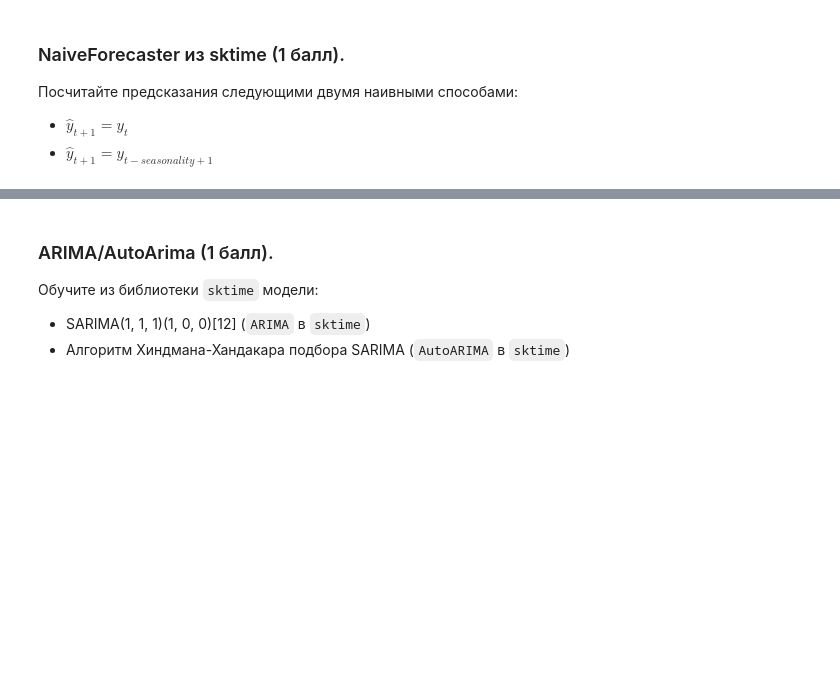
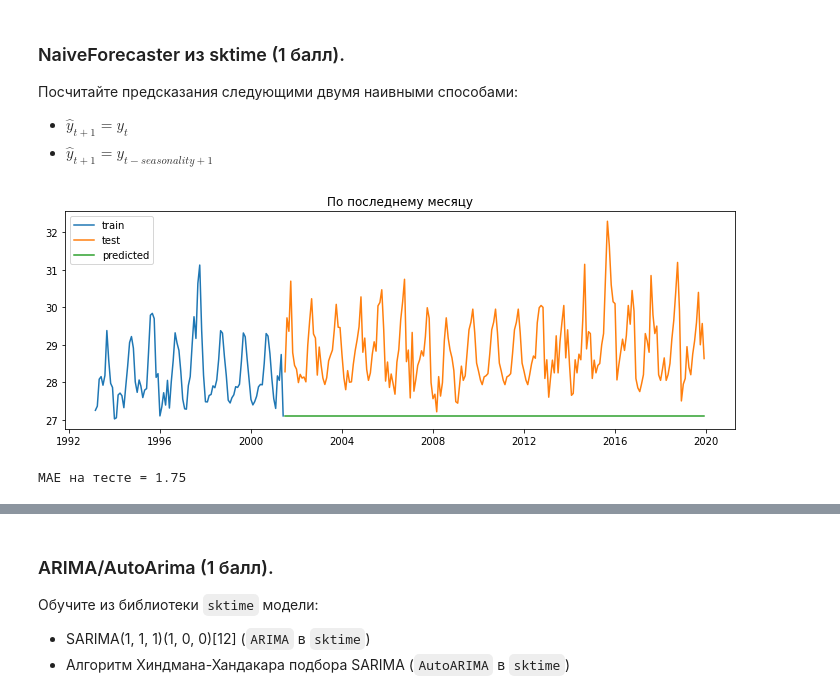
Before and after one commit to alyonabelenko/Courses, a Jupyter notebook: IAD4/homework-3/HW3.ipynb, the cells around one changed output, grey strips where cells are left out. Saved outputs shown, nothing was run; the diff lists cells and outputs as text; code cells hidden in the pictures; blank space fills up the shorter version.

```diff
--- a/IAD4/homework-3/HW3.ipynb
+++ b/IAD4/homework-3/HW3.ipynb
@@ -150,14 +151,17 @@ samples = {
     'montly' : [ts1_train, ts1_test],
     'daily' : [ts2_train, ts2_test]
 }
+def plot_ts(ts, label=''):
+    x = ts.index.to_timestamp()
+    plt.plot(x, ts.values, label=label)
 
 for sample_name in samples.keys():
     train, test = samples[sample_name]
     # отрисуем временные ряды
     plt.figure(figsize=(12, 4))
     plt.title(sample_name + ' sample')
-    plt.plot(train['date'], train['value'], label='train')
-    plt.plot(test['date'], test['value'], label='test')
+    plot_ts(train, label='train')
+    plot_ts(test, label='test')
     plt.xlabel('Time')
     plt.legend()
     plt.show()
@@ -224,6 +228,20 @@ plt.show()
 В этом задании Вам предстоит попробовать предсказать месячный временной ряд несколькими готовыми моделями со скользящим или растущим окном и выбрать среди них наилучшую.
 
 В качестве метрики сравнения используйте MAE между истинными и предсказанными значениями ряда на тестовом отрезке.
+# %%
+def MAE(predicted, actual):
+    mae = np.mean(np.abs(predicted - actual))
+    return mae
+
+def compare_ts(train, test, predicted, title=""):
+    plt.figure(figsize=(12, 4))
+    plt.title(title)
+    plot_ts(train, 'train')
+    plot_ts(test, 'test')
+    plot_ts(predicted, 'predicted')
+    plt.legend()
+    plt.show()
+    print("MAE на тесте = {:.2f}".format(MAE(predicted, test)))
 # %% [markdown]
 ### NaiveForecaster из sktime (1 балл).
 
@@ -239,0 +252,8 @@ from sktime.forecasting.naive import NaiveForecaster
+# %%
+forecaster = NaiveForecaster(strategy="last", sp=1)
+forecaster.fit(ts1_train)
+predicted = forecaster.predict(fh=np.arange(1, len(ts1_test) + 1))
+compare_ts(ts1_train.iloc[-100:], ts1_test, predicted, "По последнему месяцу")
+# %% [output]
+[figure, added]
+MAE на тесте = 1.75
```
Also changed, not shown: parts of 18 cells of this notebook.
